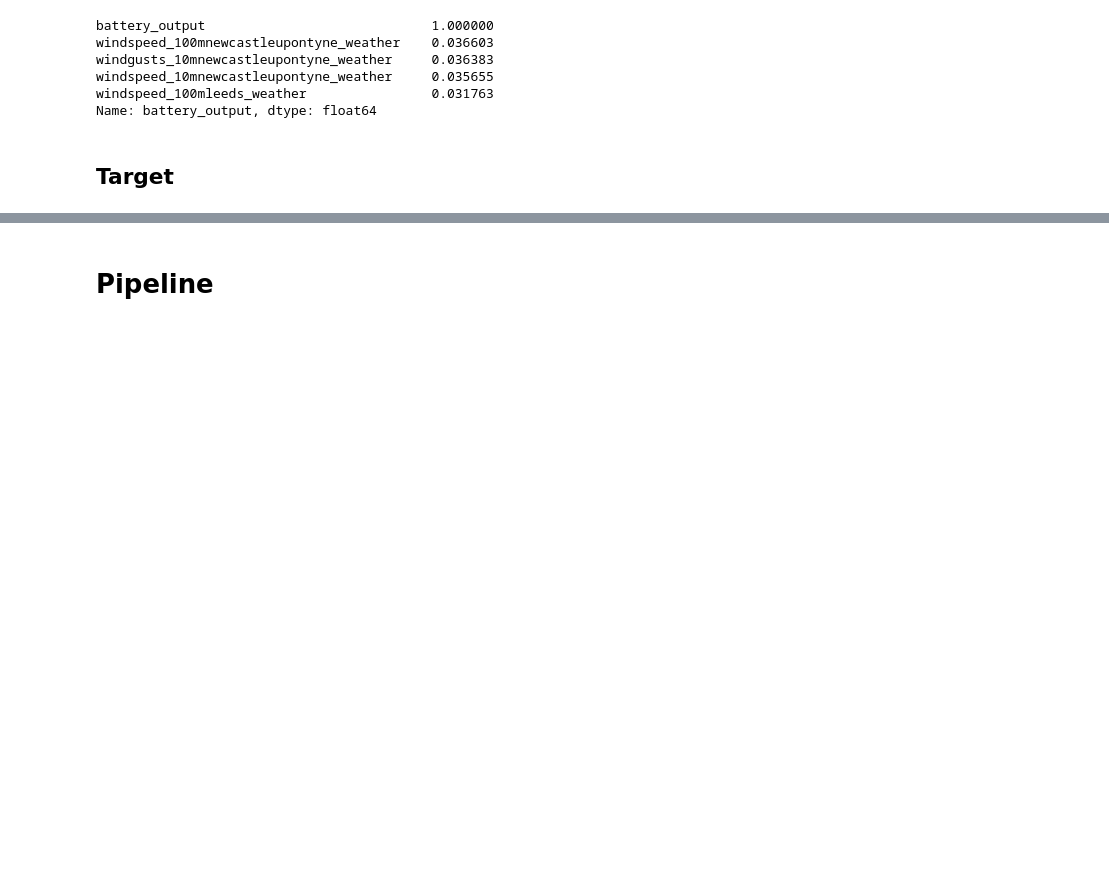
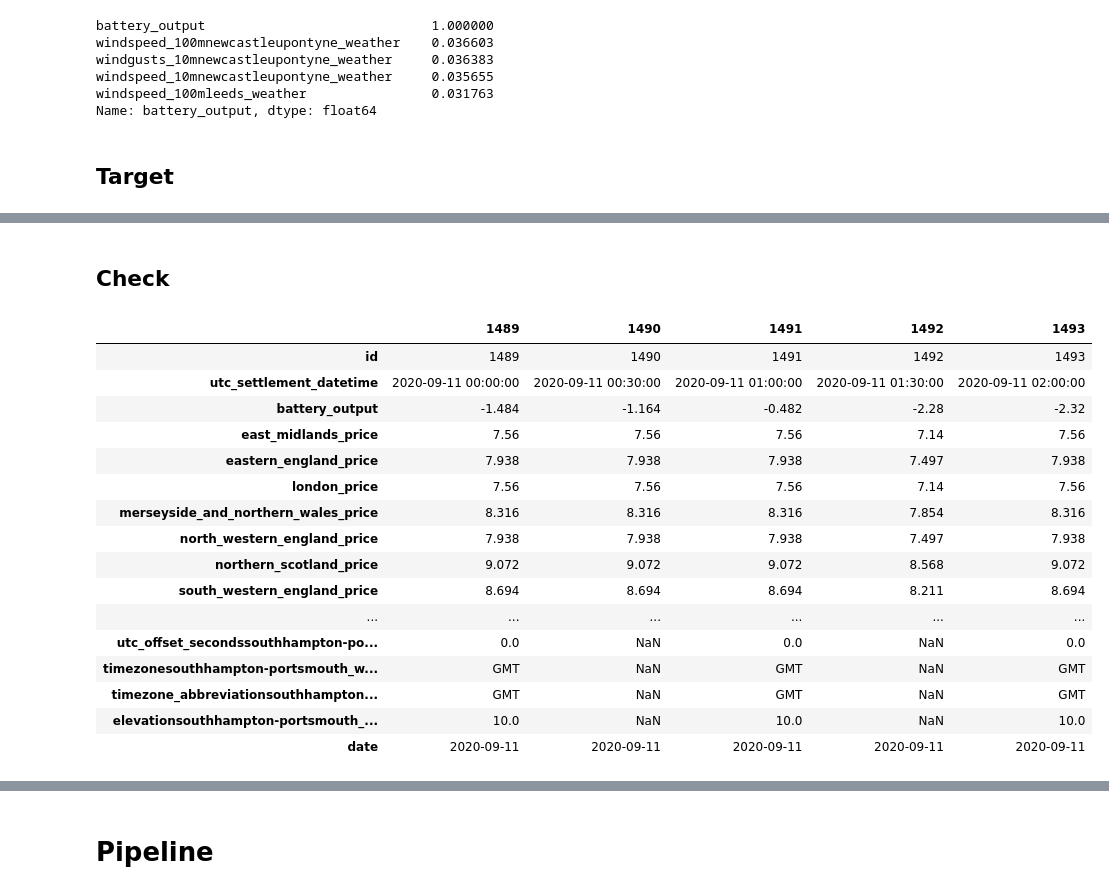
Before and after one commit to cmd-master/batteries, a Jupyter notebook: _main.ipynb, the cells around one changed output, grey strips where cells are left out. Saved outputs shown, nothing was run; the diff lists cells and outputs as text; code cells hidden in the pictures; blank space fills up the shorter version.

```diff
--- a/_main.ipynb
+++ b/_main.ipynb
@@ -107,0 +163,24 @@ sns.lineplot(x=train[date].dt.hour, y=target, data=g);
+# %% [markdown]
+## Check
+# %%
+check = train.loc[train[date].dt.date == pd.to_datetime('2020-09-11').date()]
+# %%
+check.head().T
+# %% [output]
+|  | 1489 | 1490 | 1491 | 1492 | 1493 |
+| id | 1489 | 1490 | 1491 | 1492 | 1493 |
+| utc_settlement_datetime | 2020-09-11 00:00:00 | 2020-09-11 00:30:00 | 2020-09-11 01:00:00 | 2020-09-11 01:30:00 | 2020-09-11 02:00:00 |
+| battery_output | -1.484 | -1.164 | -0.482 | -2.28 | -2.32 |
+| east_midlands_price | 7.56 | 7.56 | 7.56 | 7.14 | 7.56 |
+| eastern_england_price | 7.938 | 7.938 | 7.938 | 7.497 | 7.938 |
+| london_price | 7.56 | 7.56 | 7.56 | 7.14 | 7.56 |
+| merseyside_and_northern_wales_price | 8.316 | 8.316 | 8.316 | 7.854 | 8.316 |
+| north_western_england_price | 7.938 | 7.938 | 7.938 | 7.497 | 7.938 |
+| northern_scotland_price | 9.072 | 9.072 | 9.072 | 8.568 | 9.072 |
+| south_western_england_price | 8.694 | 8.694 | 8.694 | 8.211 | 8.694 |
+| ... | ... | ... | ... | ... | ... |
+| utc_offset_secondssouthhampton-po... | 0.0 | NaN | 0.0 | NaN | 0.0 |
+| timezonesouthhampton-portsmouth_w... | GMT | NaN | GMT | NaN | GMT |
+| timezone_abbreviationsouthhampton... | GMT | NaN | GMT | NaN | GMT |
+| elevationsouthhampton-portsmouth_... | 10.0 | NaN | 10.0 | NaN | 10.0 |
+| date | 2020-09-11 | 2020-09-11 | 2020-09-11 | 2020-09-11 | 2020-09-11 |
```
Also changed, not shown: parts of 17 cells of this notebook, 1 other file.
